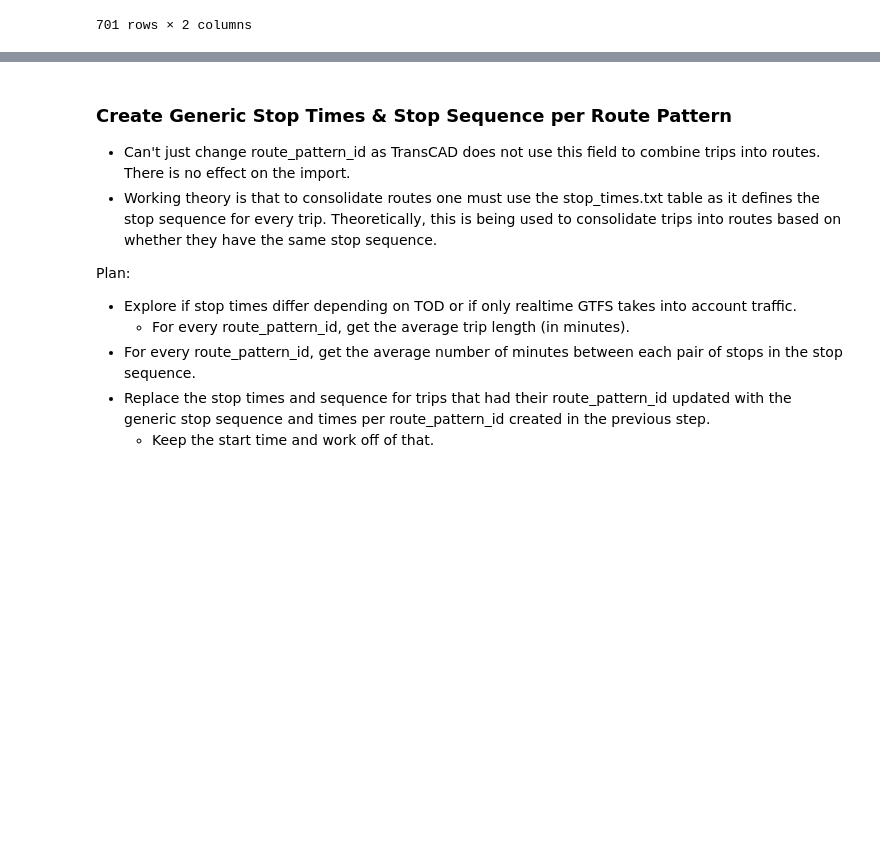
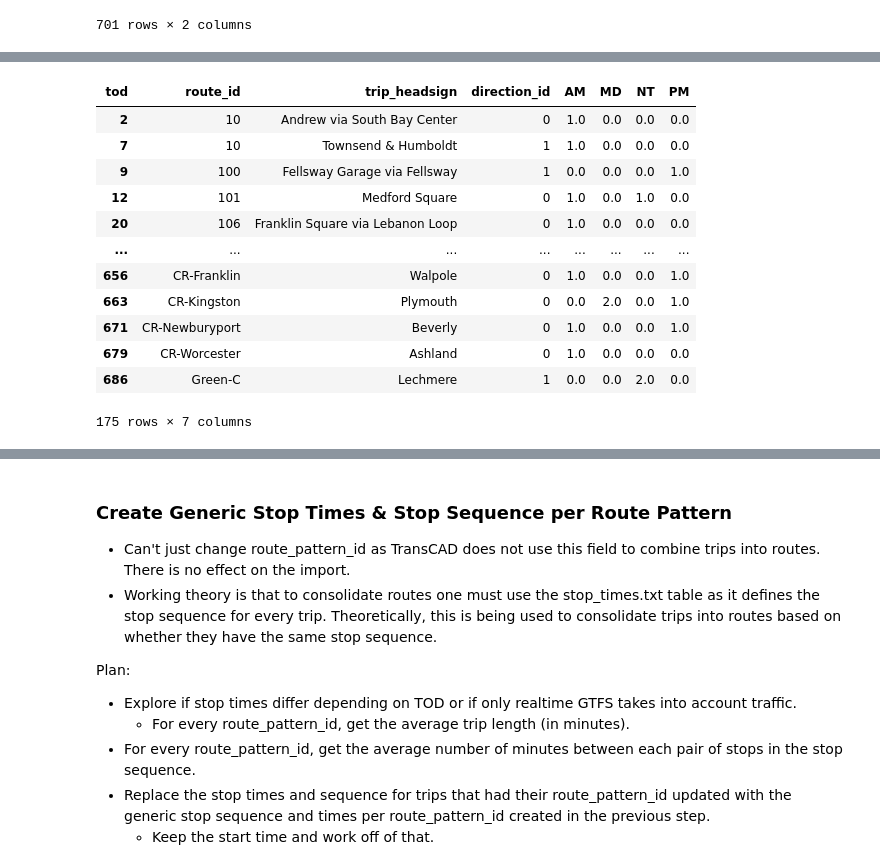
Before and after one commit to mmatkinson7/gtfs_transcad_prep, a Jupyter notebook: gtfs_consolidation_tod.ipynb, the cells around one changed output, grey strips where cells are left out. Cells and saved outputs as stored; diff of their text form; code cells hidden in the pictures; blank space fills up the shorter version.

```diff
--- a/gtfs_consolidation_tod.ipynb
+++ b/gtfs_consolidation_tod.ipynb
@@ -163,5 +100,7 @@ Name: arrival_time_end, Length: 17655, dtype: float64
 # %%
 def assign_tod(start_stop):
+    '''calculate midpoint of trip, use midpoint to assign TOD'''
+
     start_stop['at_end_dec'] = (
         (
             (start_stop['arrival_time_end'].str.split(":").str[0]).astype('int32')
@@ -506,0 +219,24 @@ gtfsfeeds_dfs.trips = trips_update4
+# %%
+# select just the trips that need to be updated
+tod_rpid3 = tod_rpid2[['route_id','trip_headsign','direction_id','tod','trips_per_tod']]
+    # for R/H/D, get trips_per_tod separated into columns by TOD
+woolf = tod_rpid3.pivot_table(index = ['route_id','trip_headsign','direction_id'], columns = ['tod'])
+
+    # get just the trips where all 4 periods have less than 3 trips
+needs_update = woolf['trips_per_tod'].reset_index().fillna(0).query('AM < 3 & MD < 3 & PM < 3 & NT < 3')
+
+needs_update
+# %% [output]
+| tod | route_id | trip_headsign | direction_id | AM | MD | NT | PM |
+| 2 | 10 | Andrew via South Bay Center | 0 | 1.0 | 0.0 | 0.0 | 0.0 |
+| 7 | 10 | Townsend & Humboldt | 1 | 1.0 | 0.0 | 0.0 | 0.0 |
+| 9 | 100 | Fellsway Garage via Fellsway | 1 | 0.0 | 0.0 | 0.0 | 1.0 |
+| 12 | 101 | Medford Square | 0 | 1.0 | 0.0 | 1.0 | 0.0 |
+| 20 | 106 | Franklin Square via Lebanon Loop | 0 | 1.0 | 0.0 | 0.0 | 0.0 |
+| ... | ... | ... | ... | ... | ... | ... | ... |
+| 656 | CR-Franklin | Walpole | 0 | 1.0 | 0.0 | 0.0 | 1.0 |
+| 663 | CR-Kingston | Plymouth | 0 | 0.0 | 2.0 | 0.0 | 1.0 |
+| 671 | CR-Newburyport | Beverly | 0 | 1.0 | 0.0 | 0.0 | 1.0 |
+| 679 | CR-Worcester | Ashland | 0 | 1.0 | 0.0 | 0.0 | 0.0 |
+| 686 | Green-C | Lechmere | 1 | 0.0 | 0.0 | 2.0 | 0.0 |
+175 rows × 7 columns
```
Also changed, not shown: parts of 56 cells of this notebook.
